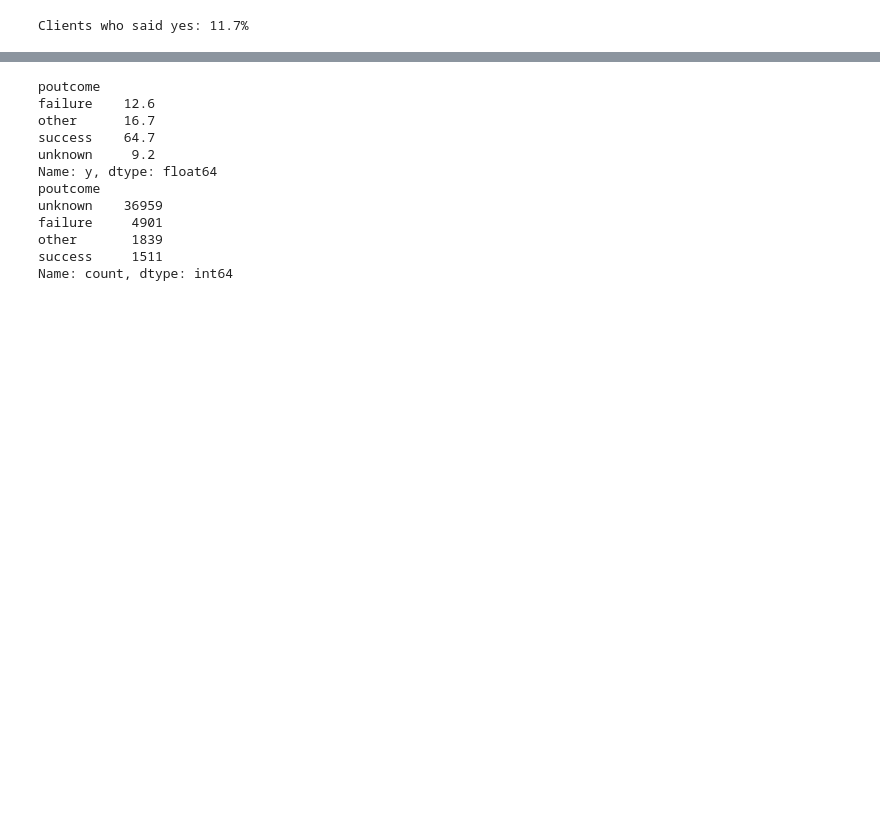
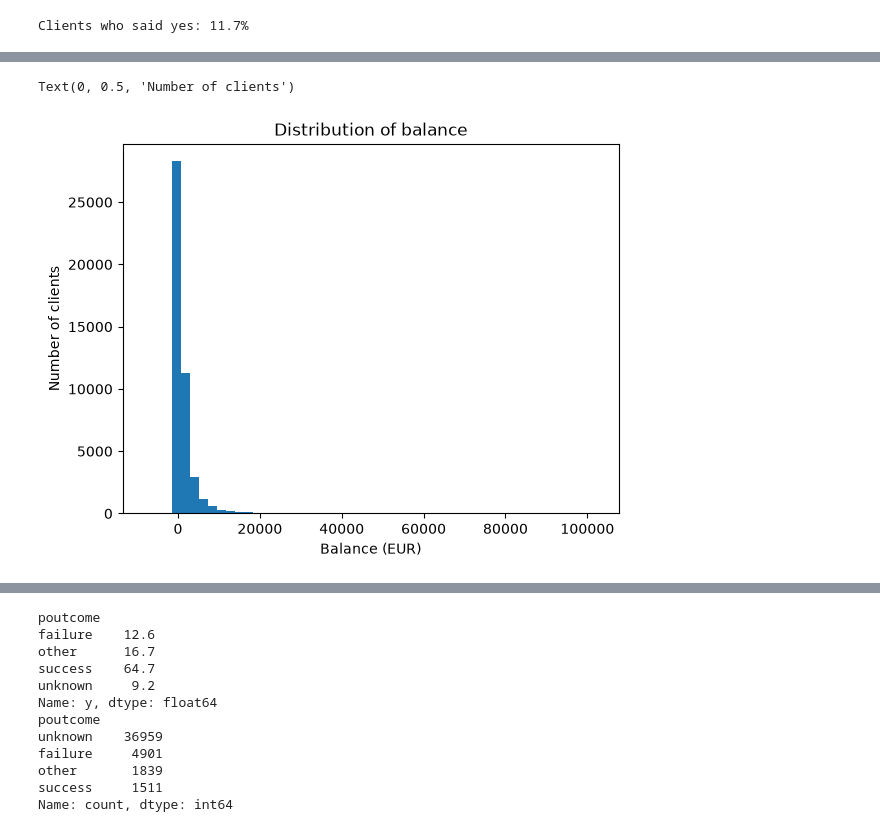
Before and after one commit to nicholas-dumas/ai_mlops_hands_on_exercise, a Jupyter notebook: notebooks/eda.ipynb, the cells around one changed output, grey strips where cells are left out. Cells and saved outputs as stored; diff of their text form; code cells hidden in the pictures; blank space fills up the shorter version.

```diff
--- a/notebooks/eda.ipynb
+++ b/notebooks/eda.ipynb
@@ -182,0 +197,7 @@ Clients who said yes: 11.7%
+# %%
+ax = clean["balance"].plot(kind="hist", bins=50, title="Distribution of balance")
+ax.set_xlabel("Balance (EUR)")
+ax.set_ylabel("Number of clients")
+# %% [output]
+Text(0, 0.5, 'Number of clients')
+[figure, added]
```
Also changed, not shown: parts of 30 cells of this notebook.
